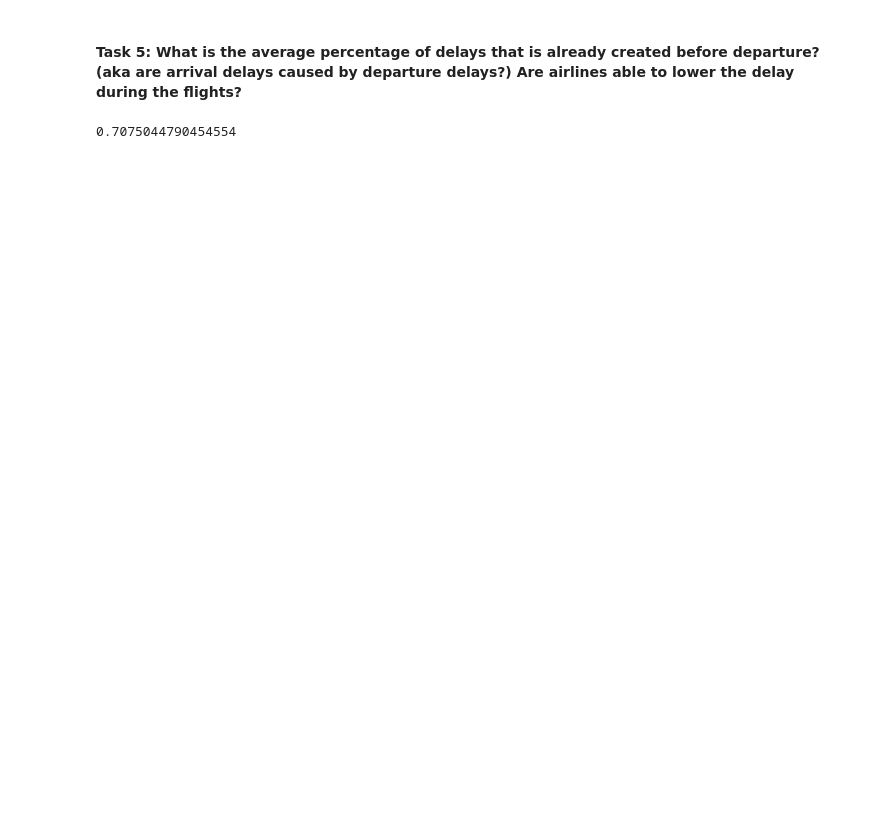
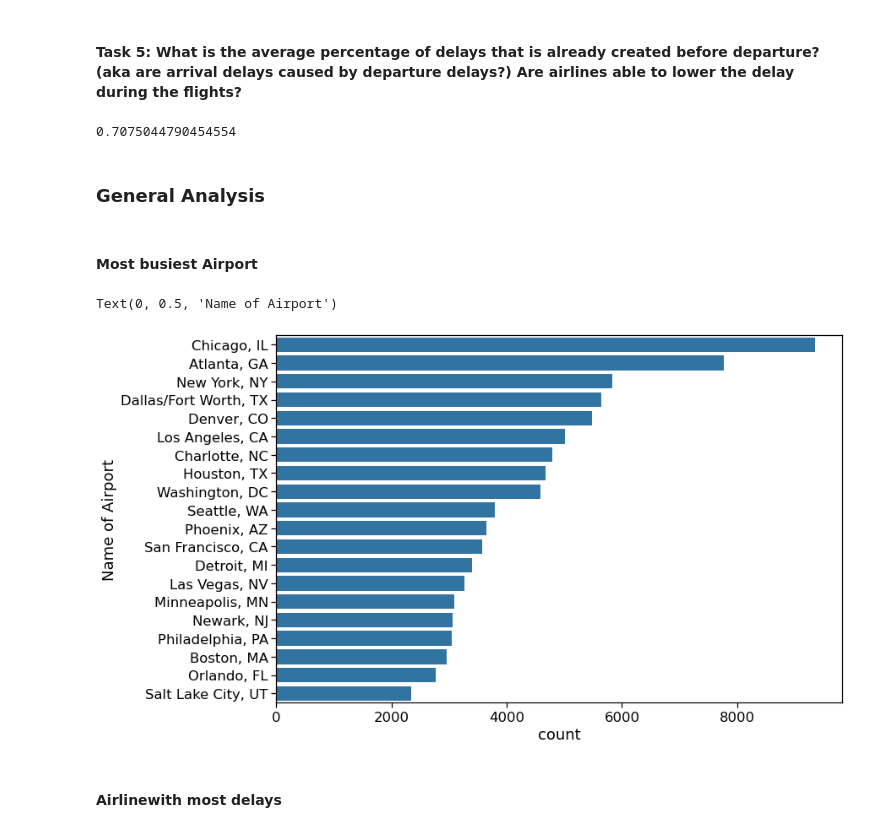
Before and after one commit to ashraf34/Airline_delay_, a Jupyter notebook: exploratory_analysis.ipynb, the cells around one changed output. Cells and saved outputs as stored; diff of their text form; code cells hidden in the pictures; blank space fills up the shorter version.

Commit message:
general analysis

```diff
--- a/exploratory_analysis.ipynb
+++ b/exploratory_analysis.ipynb
@@ -165,3 +159,9 @@ df.head()
+# %%
+df['carrier_delay'] = df['carrier_delay'].fillna(0)
+df['weather_delay'] = df['weather_delay'].fillna(0)
+df['nas_delay'] = df['nas_delay'].fillna(0)
+df['security_delay'] = df['security_delay'].fillna(0)
+df['late_aircraft_delay'] = df['late_aircraft_delay'].fillna(0)
 # %%
 df.isnull().sum()
 # %% [output]
@@ -323,3 +321,19 @@ df_arv_delay = df[(df['arr_delay']>0)]
 len(df_dep_arv_delay)/len(df_arv_delay)
 # %% [output]
 0.7075044790454554
+# %% [markdown]
+### General Analysis
+# %% [markdown]
+#### Most busiest Airport
+# %%
+axis = plt.subplots(figsize=(12,8))
+base_color = sns.color_palette()[0]
+type_order = df['origin_city_name'].value_counts().iloc[:20].index
+plt.xlabel('Count')
+sns.countplot(data=df, y='origin_city_name', color=base_color, order=type_order)
+plt.ylabel('Name of Airport')
+# %% [output]
+Text(0, 0.5, 'Name of Airport')
+[figure, added]
+# %% [markdown]
+#### Airlinewith most delays
```
Also changed, not shown: parts of 14 cells of this notebook.
